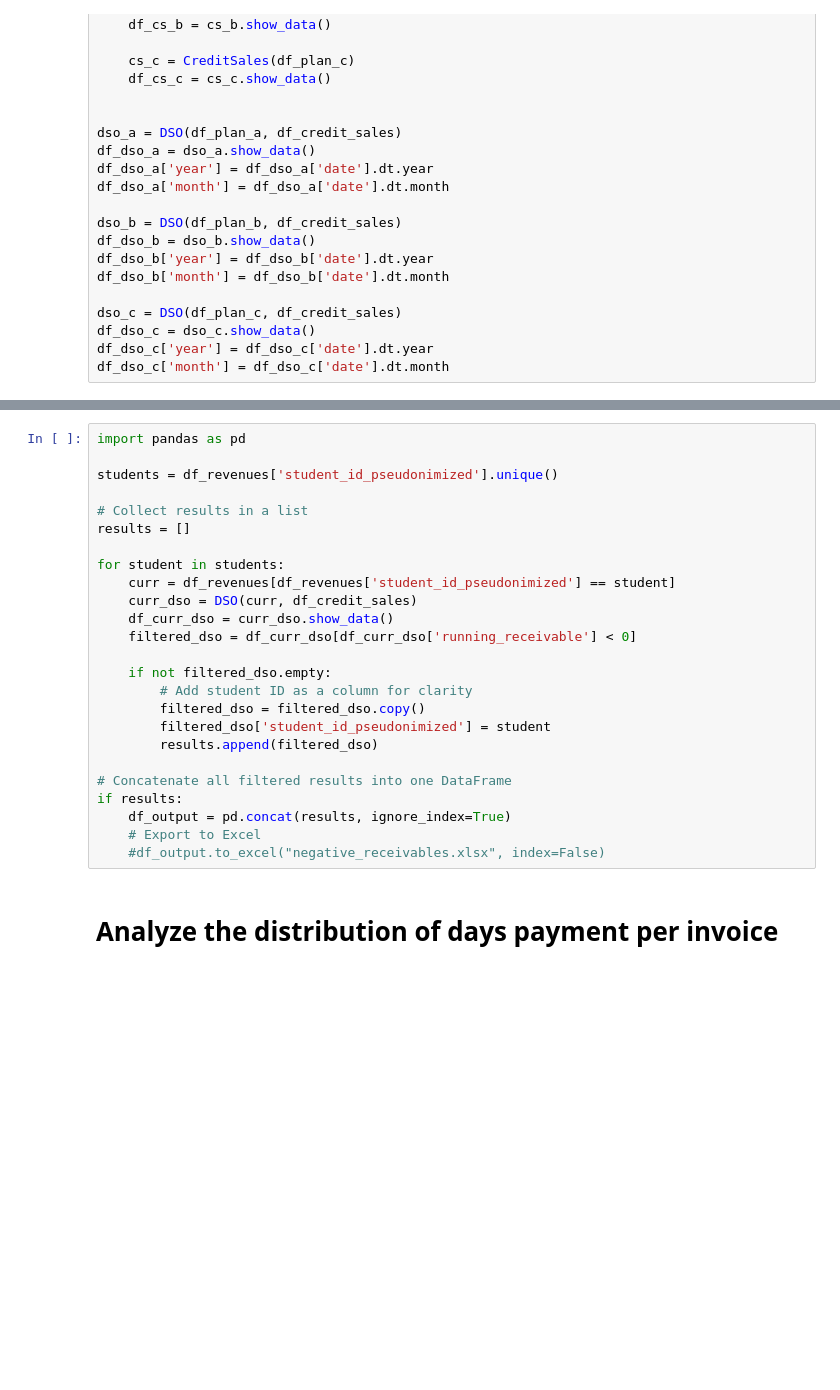
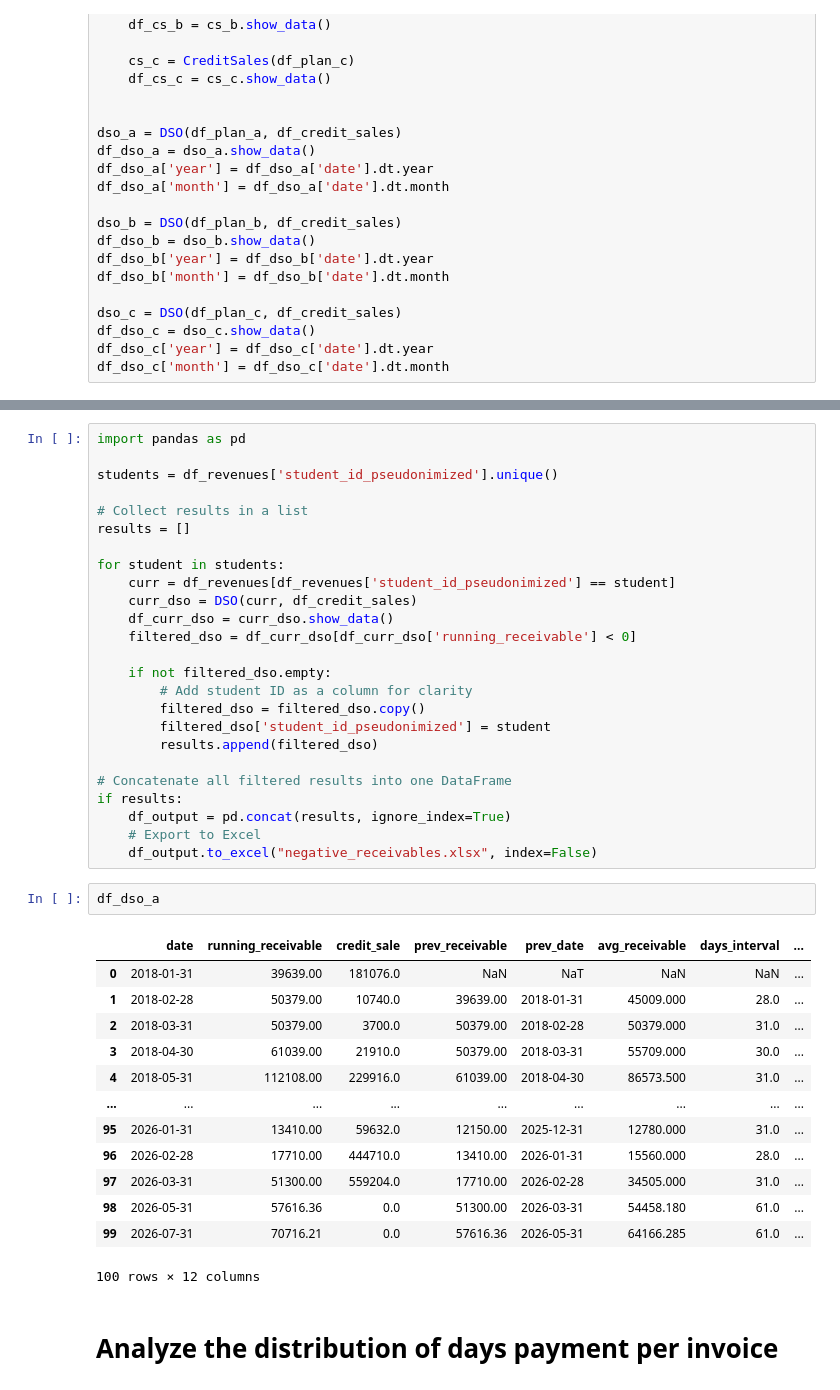
Before and after one commit to anneryeo/invoice-payment-prediction-thesis, a Jupyter notebook: notebooks/eda/eda_receivables_and_enrollees.ipynb, the cells around one changed output, grey strips where cells are left out. Saved outputs shown, nothing was run; the diff lists cells and outputs as text; blank space fills up the shorter version.

```diff
--- a/notebooks/eda/eda_receivables_and_enrollees.ipynb
+++ b/notebooks/eda/eda_receivables_and_enrollees.ipynb
@@ -1001,7 +966,23 @@ for student in students:
 if results:
     df_output = pd.concat(results, ignore_index=True)
     # Export to Excel
-    #df_output.to_excel("negative_receivables.xlsx", index=False)
+    df_output.to_excel("negative_receivables.xlsx", index=False)
+# %%
+df_dso_a
+# %% [output]
+|  | date | running_receivable | credit_sale | prev_receivable | prev_date | avg_receivable | days_interval | ... |
+| 0 | 2018-01-31 | 39639.00 | 181076.0 | NaN | NaT | NaN | NaN | ... |
+| 1 | 2018-02-28 | 50379.00 | 10740.0 | 39639.00 | 2018-01-31 | 45009.000 | 28.0 | ... |
+| 2 | 2018-03-31 | 50379.00 | 3700.0 | 50379.00 | 2018-02-28 | 50379.000 | 31.0 | ... |
+| 3 | 2018-04-30 | 61039.00 | 21910.0 | 50379.00 | 2018-03-31 | 55709.000 | 30.0 | ... |
+| 4 | 2018-05-31 | 112108.00 | 229916.0 | 61039.00 | 2018-04-30 | 86573.500 | 31.0 | ... |
+| ... | ... | ... | ... | ... | ... | ... | ... | ... |
+| 95 | 2026-01-31 | 13410.00 | 59632.0 | 12150.00 | 2025-12-31 | 12780.000 | 31.0 | ... |
+| 96 | 2026-02-28 | 17710.00 | 444710.0 | 13410.00 | 2026-01-31 | 15560.000 | 28.0 | ... |
+| 97 | 2026-03-31 | 51300.00 | 559204.0 | 17710.00 | 2026-02-28 | 34505.000 | 31.0 | ... |
+| 98 | 2026-05-31 | 57616.36 | 0.0 | 51300.00 | 2026-03-31 | 54458.180 | 61.0 | ... |
+| 99 | 2026-07-31 | 70716.21 | 0.0 | 57616.36 | 2026-05-31 | 64166.285 | 61.0 | ... |
+100 rows × 12 columns
 # %% [markdown]
 # Analyze the distribution of days payment per invoice
 # %%
```
Also changed, not shown: parts of 31 cells of this notebook, 1 other file.
